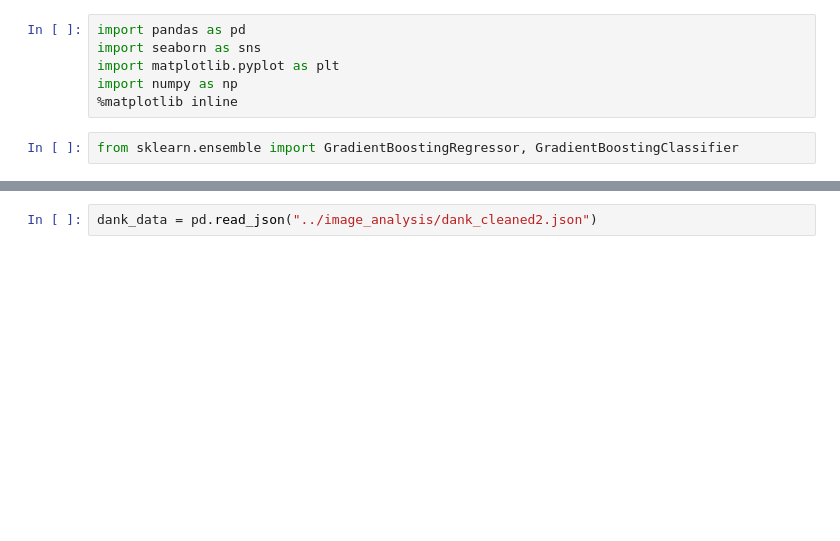
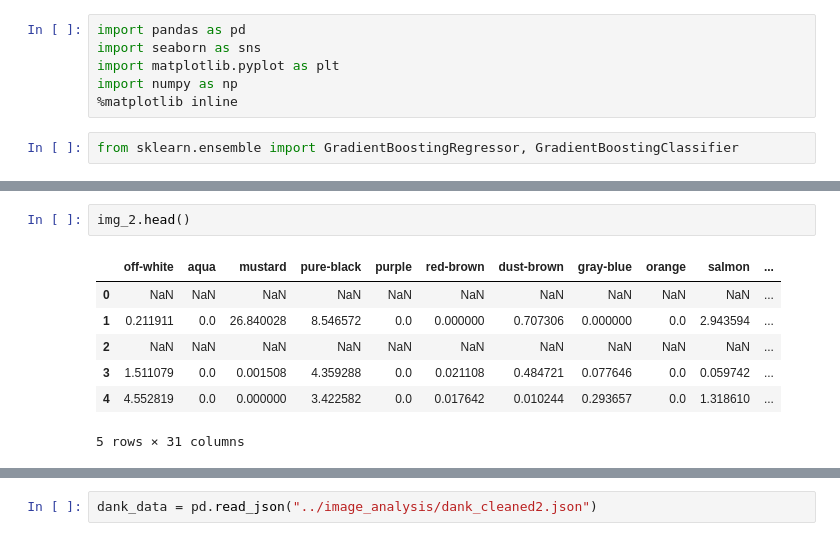
Before and after one commit to TiernonRR/Dank_AIT, a Jupyter notebook: boosting/Boosting.ipynb, the cells around one changed output, grey strips where cells are left out. Drawn from its saved outputs; the diff is of its cells as text; blank space fills up the shorter version.

```diff
--- a/boosting/Boosting.ipynb
+++ b/boosting/Boosting.ipynb
@@ -8,0 +36,10 @@ from sklearn.ensemble import GradientBoostingRegressor, GradientBoostingClassifi
+# %%
+img_2.head()
+# %% [output]
+|  | off-white | aqua | mustard | pure-black | purple | red-brown | dust-brown | gray-blue | orange | salmon | ... |
+| 0 | NaN | NaN | NaN | NaN | NaN | NaN | NaN | NaN | NaN | NaN | ... |
+| 1 | 0.211911 | 0.0 | 26.840028 | 8.546572 | 0.0 | 0.000000 | 0.707306 | 0.000000 | 0.0 | 2.943594 | ... |
+| 2 | NaN | NaN | NaN | NaN | NaN | NaN | NaN | NaN | NaN | NaN | ... |
+| 3 | 1.511079 | 0.0 | 0.001508 | 4.359288 | 0.0 | 0.021108 | 0.484721 | 0.077646 | 0.0 | 0.059742 | ... |
+| 4 | 4.552819 | 0.0 | 0.000000 | 3.422582 | 0.0 | 0.017642 | 0.010244 | 0.293657 | 0.0 | 1.318610 | ... |
+5 rows × 31 columns
```
Also changed, not shown: parts of 19 cells of this notebook, 5 other files.
